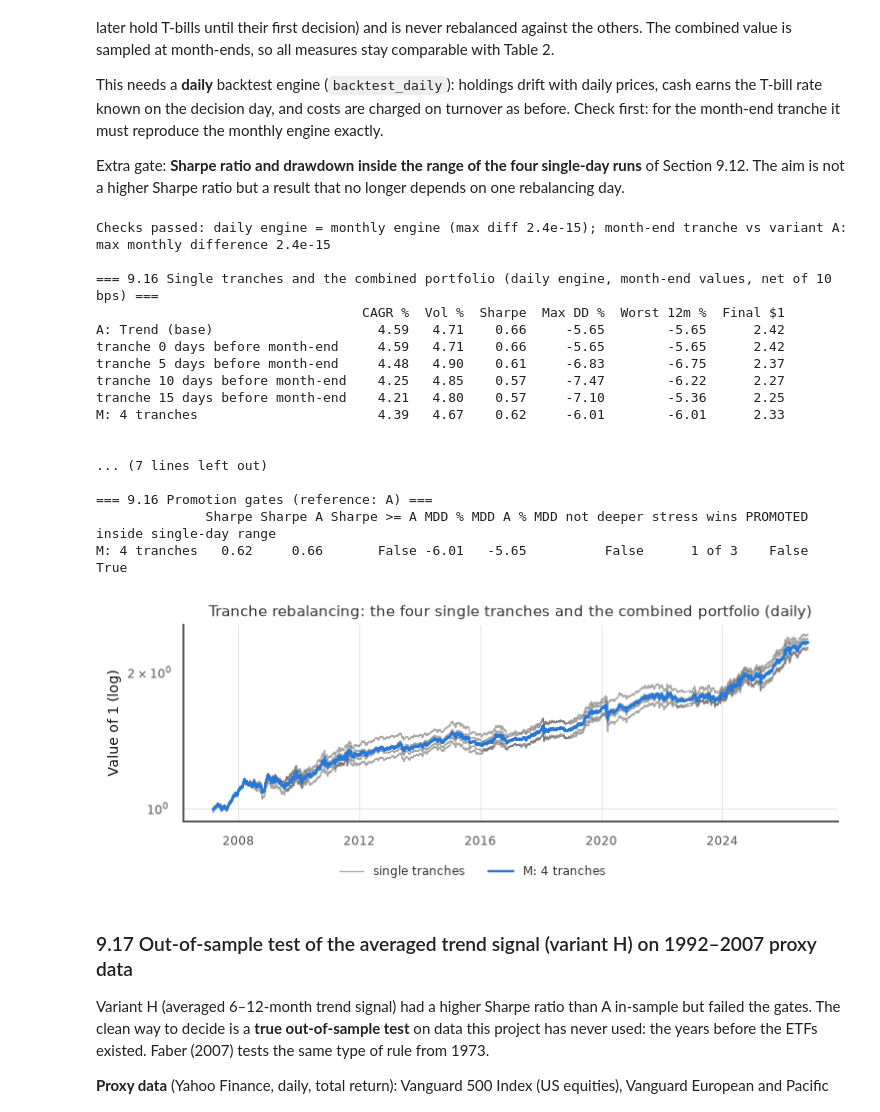
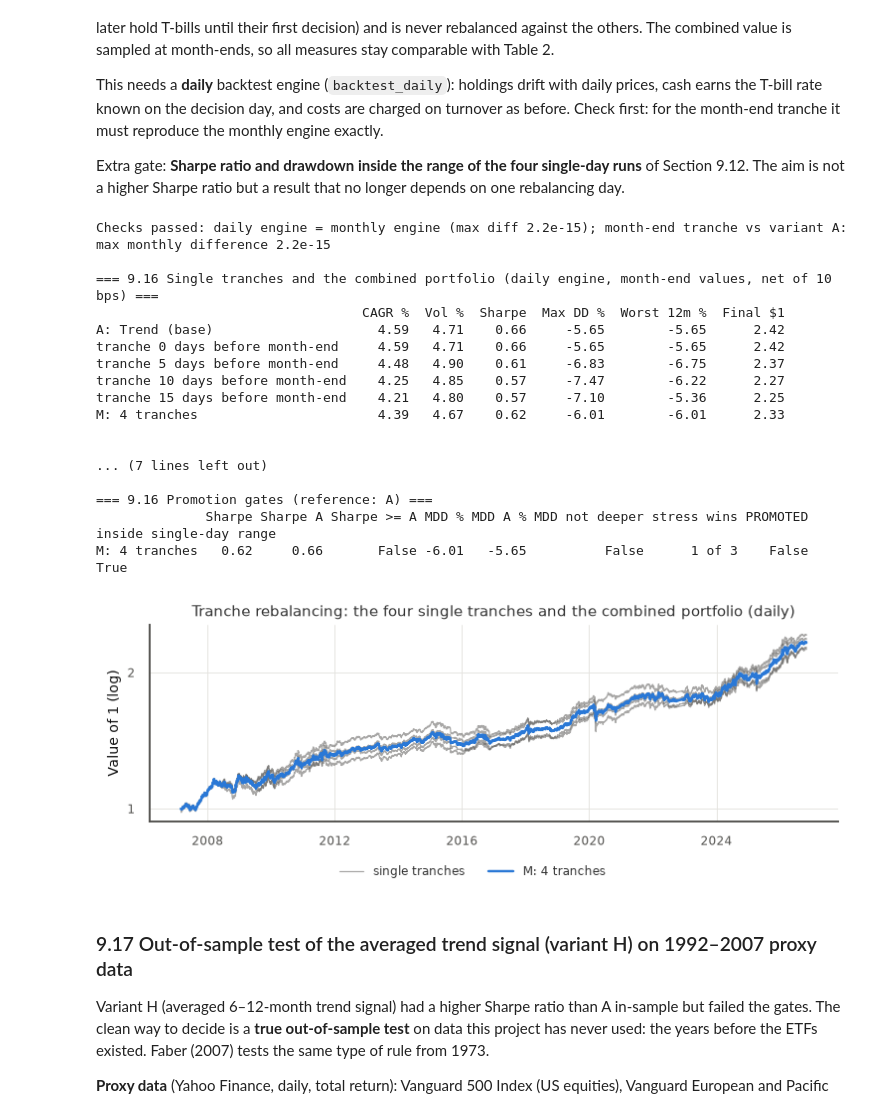
Before and after one commit to paul2108/04_Financial-Modelin-Group-projects, a Jupyter notebook: notebook/GroupZ_RiskParity_Trend.ipynb, the cells around one changed output. Cells and saved outputs as stored; diff of their text form; code cells hidden in the pictures.

```diff
--- a/notebook/GroupZ_RiskParity_Trend.ipynb
+++ b/notebook/GroupZ_RiskParity_Trend.ipynb
@@ -3464,35 +3474,38 @@ report("9.16 Range of the single-day runs of Section 9.12 and turnover of the tr
                     index=["single-day runs: lowest", "single-day runs: mean", "single-day runs: highest", "M: 4 tranches"])
        .assign(**{"Turnover % p.a.": [np.nan, np.nan, np.nan, 100 * to_M]}))
 report("9.16 Promotion gates (reference: A)", pd.DataFrame({"M: 4 tranches": IMP["M: 4 tranches"]["gates"]}).T)
 
 fig, ax = plt.subplots(figsize=(FIG_W, 2.6), layout="constrained")
 for k in ICFG.tranche_offsets:
     ax.plot(NAV_T[k].index, NAV_T[k], lw=0.8, color=INK_2, alpha=0.5, label="single tranches" if k == 0 else None)
 ax.plot(combo.index, combo, lw=1.6, color=COLORS["Strategy"], label="M: 4 tranches")
 ax.set_yscale("log")
+ax.yaxis.set_major_locator(mticker.LogLocator(base=10, subs=(1.0, 2.0, 5.0)))  # ticks at 1-2-5 steps
+ax.yaxis.set_major_formatter(mticker.FuncFormatter(lambda v, _: f"{v:g}"))  # plain numbers, no 10^x
+ax.yaxis.set_minor_formatter(mticker.NullFormatter())
 ax.set_ylabel("Value of 1 (log)")
 ax.set_title("Tranche rebalancing: the four single tranches and the combined portfolio (daily)")
 legend_below(fig, ax, ncol=2)
 plt.show()
 # %% [output]
-Checks passed: daily engine = monthly engine (max diff 2.4e-15); month-end tranche vs variant A: max monthly difference 2.4e-15
+Checks passed: daily engine = monthly engine (max diff 2.2e-15); month-end tranche vs variant A: max monthly difference 2.2e-15
 
 === 9.16 Single tranches and the combined portfolio (daily engine, month-end values, net of 10 bps) ===
                                   CAGR %  Vol %  Sharpe  Max DD %  Worst 12m %  Final $1
 A: Trend (base)                     4.59   4.71    0.66     -5.65        -5.65      2.42
 tranche 0 days before month-end     4.59   4.71    0.66     -5.65        -5.65      2.42
 tranche 5 days before month-end     4.48   4.90    0.61     -6.83        -6.75      2.37
 tranche 10 days before month-end    4.25   4.85    0.57     -7.47        -6.22      2.27
 tranche 15 days before month-end    4.21   4.80    0.57     -7.10        -5.36      2.25
 M: 4 tranches                       4.39   4.67    0.62     -6.01        -6.01      2.33
 
 
 ... (7 lines left out)
 
 === 9.16 Promotion gates (reference: A) ===
               Sharpe Sharpe A Sharpe >= A MDD % MDD A % MDD not deeper stress wins PROMOTED inside single-day range
 M: 4 tranches   0.62     0.66       False -6.01   -5.65          False      1 of 3    False                    True
-[figure, old version]
+[figure, new version]
 # %% [markdown]
 <a id="sec-9-17"></a>
 
```
Also changed, not shown: parts of 19 cells of this notebook, 25 other files.
